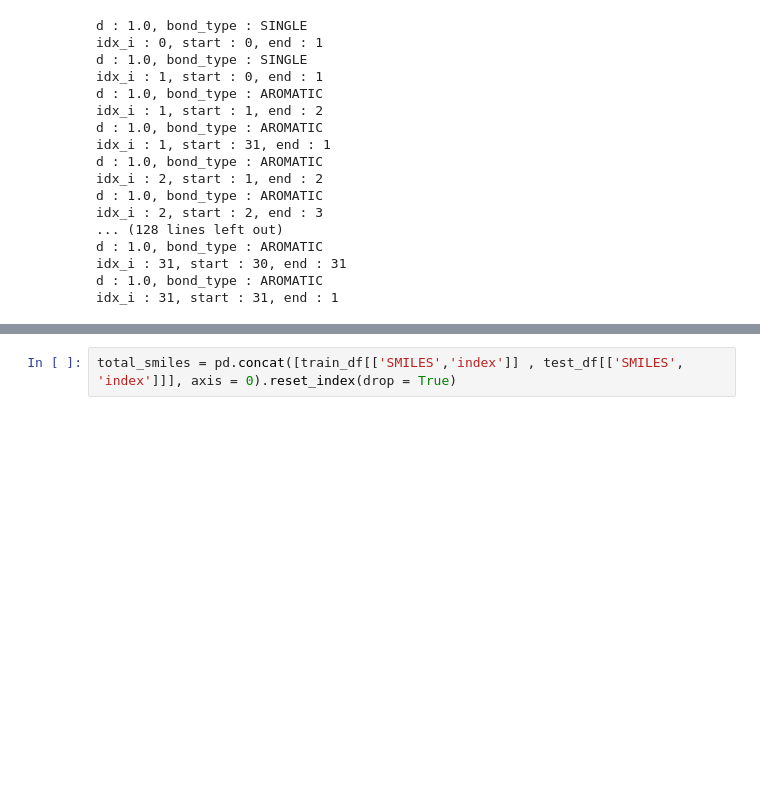
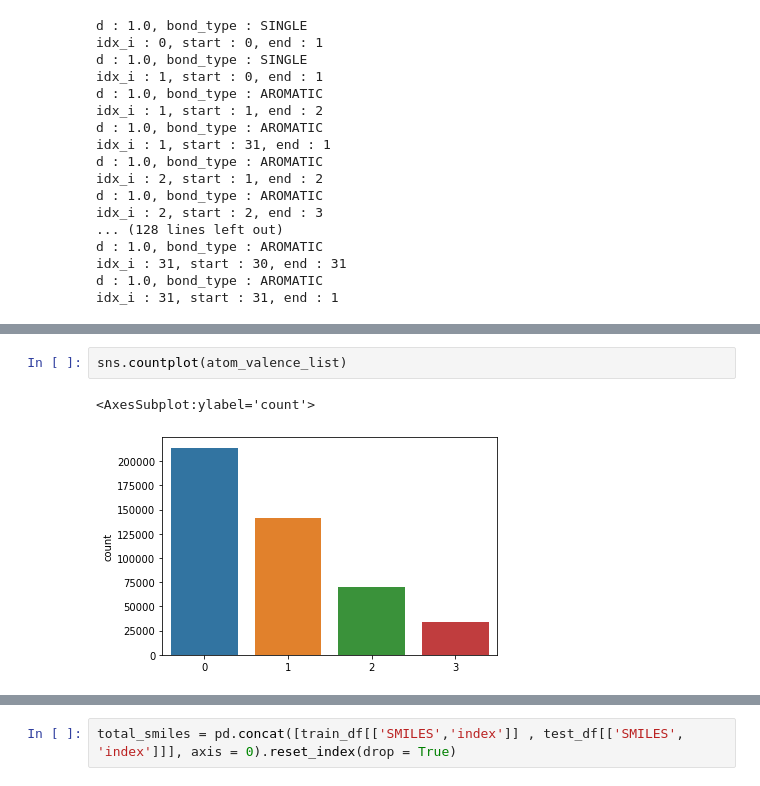
Before and after one commit to ZINZINBIN/2022-Samsung-AI-Challenge, a Jupyter notebook: EDA.ipynb, the cells around one changed output, grey strips where cells are left out. Drawn from its saved outputs; the diff is of its cells as text; blank space fills up the shorter version.

```diff
--- a/EDA.ipynb
+++ b/EDA.ipynb
@@ -85,0 +176,5 @@ idx_i : 31, start : 31, end : 1
+# %%
+sns.countplot(atom_valence_list)
+# %% [output]
+<AxesSubplot:ylabel='count'>
+[figure, added]
```
Also changed, not shown: parts of 14 cells of this notebook, 10 other files.
